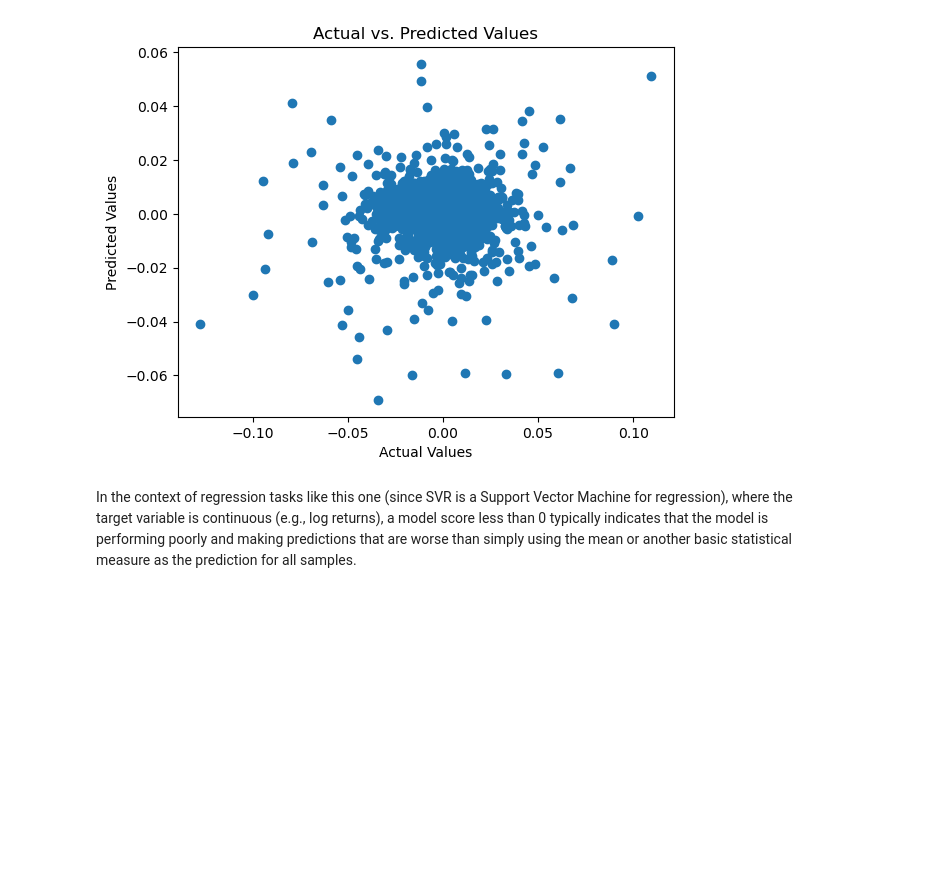
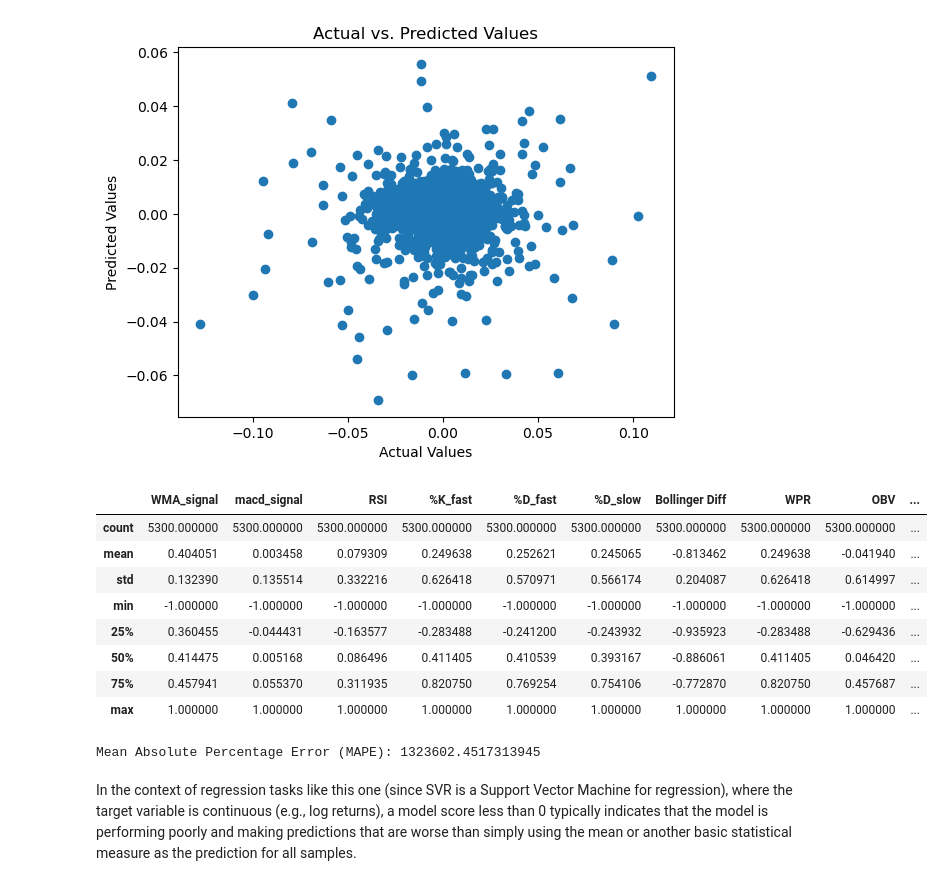
Before and after one commit to RashaJ90/Buy-Sell-Signals-XGBRegressor, a Jupyter notebook: notebooks/Write_again.ipynb, the cells around one changed output. Drawn from its saved outputs; the diff is of its cells as text; code cells hidden in the pictures; blank space fills up the shorter version.

```diff
--- a/notebooks/Write_again.ipynb
+++ b/notebooks/Write_again.ipynb
@@ -1014,6 +1111,23 @@ Mean Squared Error: 0.0001766027737337832
 Root Mean Squared Error: 0.013289197633182493
 R-squared: -0.22495284200436472
 [figure]
+# %%
+sp500_d.describe()
+# %% [output]
+|  | WMA_signal | macd_signal | RSI | %K_fast | %D_fast | %D_slow | Bollinger Diff | WPR | OBV | ... |
+| count | 5300.000000 | 5300.000000 | 5300.000000 | 5300.000000 | 5300.000000 | 5300.000000 | 5300.000000 | 5300.000000 | 5300.000000 | ... |
+| mean | 0.404051 | 0.003458 | 0.079309 | 0.249638 | 0.252621 | 0.245065 | -0.813462 | 0.249638 | -0.041940 | ... |
+| std | 0.132390 | 0.135514 | 0.332216 | 0.626418 | 0.570971 | 0.566174 | 0.204087 | 0.626418 | 0.614997 | ... |
+| min | -1.000000 | -1.000000 | -1.000000 | -1.000000 | -1.000000 | -1.000000 | -1.000000 | -1.000000 | -1.000000 | ... |
+| 25% | 0.360455 | -0.044431 | -0.163577 | -0.283488 | -0.241200 | -0.243932 | -0.935923 | -0.283488 | -0.629436 | ... |
+| 50% | 0.414475 | 0.005168 | 0.086496 | 0.411405 | 0.410539 | 0.393167 | -0.886061 | 0.411405 | 0.046420 | ... |
+| 75% | 0.457941 | 0.055370 | 0.311935 | 0.820750 | 0.769254 | 0.754106 | -0.772870 | 0.820750 | 0.457687 | ... |
+| max | 1.000000 | 1.000000 | 1.000000 | 1.000000 | 1.000000 | 1.000000 | 1.000000 | 1.000000 | 1.000000 | ... |
+# %%
+mape = calculate_mape(sp500_d['log_return'], sp500_d['Predections_LinearSVM'])
+print("Mean Absolute Percentage Error (MAPE):", mape)
+# %% [output]
+Mean Absolute Percentage Error (MAPE): 1323602.4517313945
 # %% [markdown]
 In the context of regression tasks like this one (since SVR is a Support Vector Machine for regression),
 where the target variable is continuous (e.g., log returns), a model score less than 0 typically indicates
```
Also changed, not shown: parts of 20 cells of this notebook, 3 other files.
